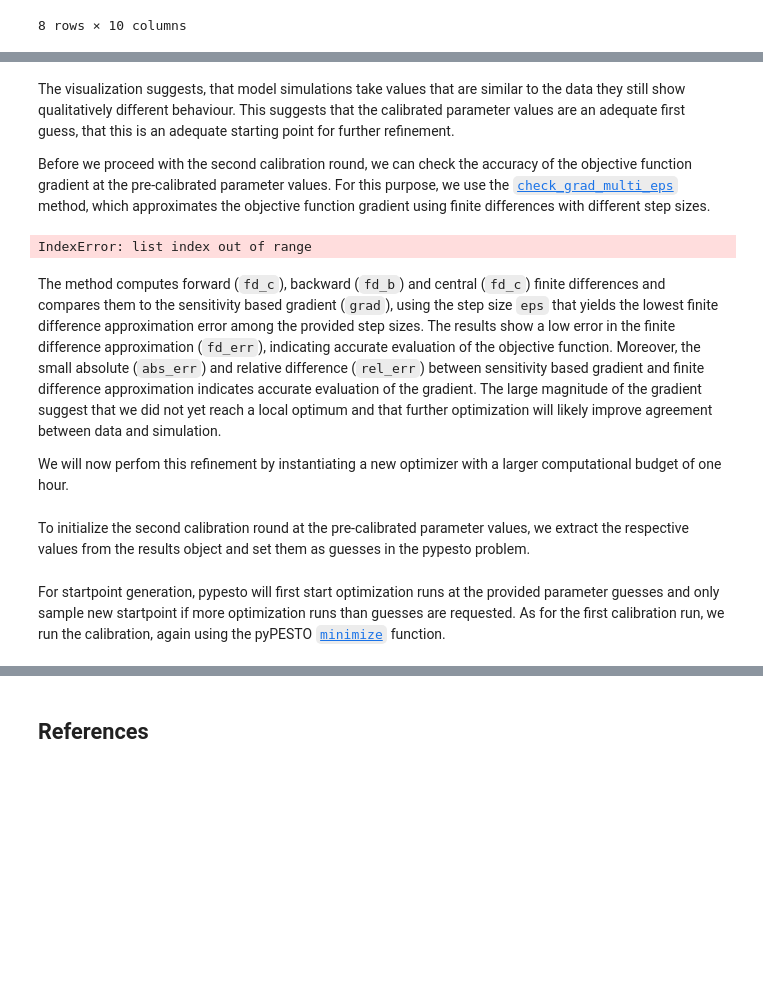
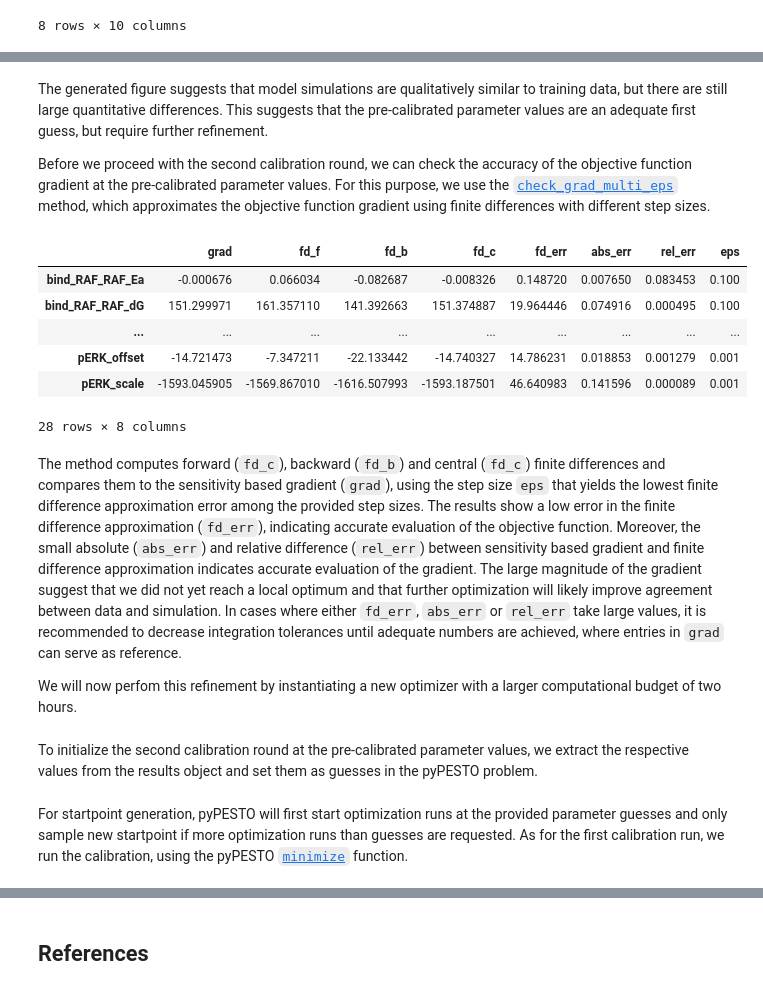
Before and after one commit to FFroehlich/energy_modeling_chapter, a Jupyter notebook: chapter.ipynb, the cells around one changed output, grey strips where cells are left out. Saved outputs shown, nothing was run; the diff lists cells and outputs as text; code cells hidden in the pictures; blank space fills up the shorter version.

```diff
--- a/chapter.ipynb
+++ b/chapter.ipynb
@@ -699,0 +573,3 @@ visualization_table = pd.DataFrame([
+# %%
+obj = importer.create_objective(model=model, solver=solver)
+obj.guess_steadystate = False
@@ -699,0 +578,2 @@ visualization_table = pd.DataFrame([
+# %%
+pypesto_problem = importer.create_problem(objective=obj)
@@ -699,0 +582,7 @@ visualization_table = pd.DataFrame([
+# %%
+from pypesto.optimize import FidesOptimizer
+import fides
+import logging
+
+optimizer = FidesOptimizer(options={fides.Options.MAXTIME: 600},
+                           verbose=logging.ERROR)
@@ -740,16 +678,22 @@ petab.visualize.plot_data_and_simulation(
 # %% [markdown]
-The visualization suggests, that model simulations take values that are similar to the data they still show qualitatively different behaviour. This suggests that the calibrated parameter values are an adequate first guess,  that this is an adequate starting point for further refinement.
+The generated figure suggests that model simulations are qualitatively similar to training data, but there are still large quantitative differences. This suggests that the pre-calibrated parameter values are an adequate first guess, but require further refinement.
 
 Before we proceed with the second calibration round, we can check the accuracy of the objective function gradient at the pre-calibrated parameter values. For this purpose, we use the [`check_grad_multi_eps`](https://pypesto.readthedocs.io/en/latest/api_objective.html#pypesto.objective.ObjectiveBase.check_grad_multi_eps) method, which approximates the objective function gradient using finite differences with different step sizes.
 # %%
 pd.set_option('display.max_rows', 5)
 pd.set_option('display.max_columns', 8)
-obj.x_names = [pypesto_problem.objective.x_names[ix] for ix in pypesto_problem.x_free_indices]
-obj.check_grad_multi_eps(x, multi_eps=[1e-1, 1e-3, 1e-5], verbosity=0)
+pypesto_problem.objective.check_grad_multi_eps(x, multi_eps=[1e-1, 1e-3, 1e-5], verbosity=0)
 # %% [output]
+|  | grad | fd_f | fd_b | fd_c | fd_err | abs_err | rel_err | eps |
+| bind_RAF_RAF_Ea | -0.000676 | 0.066034 | -0.082687 | -0.008326 | 0.148720 | 0.007650 | 0.083453 | 0.100 |
+| bind_RAF_RAF_dG | 151.299971 | 161.357110 | 141.392663 | 151.374887 | 19.964446 | 0.074916 | 0.000495 | 0.100 |
+| ... | ... | ... | ... | ... | ... | ... | ... | ... |
+| pERK_offset | -14.721473 | -7.347211 | -22.133442 | -14.740327 | 14.786231 | 0.018853 | 0.001279 | 0.001 |
+| pERK_scale | -1593.045905 | -1569.867010 | -1616.507993 | -1593.187501 | 46.640983 | 0.141596 | 0.000089 | 0.001 |
-IndexError: list index out of range
+28 rows × 8 columns
 # %% [markdown]
-The method computes forward (`fd_c`), backward (`fd_b`) and central (`fd_c`) finite differences and compares them to the sensitivity based gradient (`grad`), using the  step size `eps` that yields the lowest finite difference approximation error among the provided step sizes. The results show a low error in the finite difference approximation (`fd_err`), indicating accurate evaluation of the objective function. Moreover, the small absolute (`abs_err`) and relative difference (`rel_err`) between sensitivity based gradient and finite difference approximation indicates accurate evaluation of the gradient. The large magnitude of the gradient suggest that we did not yet reach a local optimum and that further optimization will likely improve agreement between data and simulation.
+The method computes forward (`fd_c`), backward (`fd_b`) and central (`fd_c`) finite differences and compares them to the sensitivity based gradient (`grad`), using the step size `eps` that yields the lowest finite difference approximation error among the provided step sizes. The results show a low error in the finite difference approximation (`fd_err`), indicating accurate evaluation of the objective function. Moreover, the small absolute (`abs_err`) and relative difference (`rel_err`) between sensitivity based gradient and finite difference approximation indicates accurate evaluation of the gradient. The large magnitude of the gradient suggest that we did not yet reach a local optimum and that further optimization will likely improve agreement between data and simulation.  In cases where either `fd_err`, `abs_err` or `rel_err` take large values, it is recommended to decrease integration tolerances until adequate numbers are achieved, where entries in `grad` can serve as reference.
 
-We will now perfom this refinement by instantiating a new optimizer with a larger computational budget of one hour.
+
+We will now perfom this refinement by instantiating a new optimizer with a larger computational budget of two hours.
 # %%
@@ -758,5 +701,5 @@ optimizer_fine = FidesOptimizer(options={fides.Options.MAXTIME: 7200,
                                 verbose=logging.ERROR)
 # %% [markdown]
-To initialize the second calibration round at the pre-calibrated parameter values, we extract the respective values from the results object and set them as guesses in the pypesto problem.
+To initialize the second calibration round at the pre-calibrated parameter values, we extract the respective values from the results object and set them as guesses in the pyPESTO problem.
 # %%
 n_refine = 10
@@ -764,5 +707,5 @@ pypesto_problem.x_guesses_full = np.vstack(result.optimize_result.get_for_key('x
 # %% [markdown]
-For startpoint generation, pypesto will first start optimization runs at the provided parameter guesses and only sample new startpoint if more optimization runs than guesses are requested. As for the first calibration run, we run the calibration, again using the pyPESTO [`minimize`](https://pypesto.readthedocs.io/en/latest/api_optimize.html#pypesto.optimize.minimize) function.
+For startpoint generation, pyPESTO will first start optimization runs at the provided parameter guesses and only sample new startpoint if more optimization runs than guesses are requested. As for the first calibration run, we run the calibration, using the pyPESTO [`minimize`](https://pypesto.readthedocs.io/en/latest/api_optimize.html#pypesto.optimize.minimize) function.
 # %%
 result_refined = minimize(
     pypesto_problem, optimizer_fine, n_starts=n_refine,
```
Also changed, not shown: parts of 87 cells of this notebook, 2 other files.
